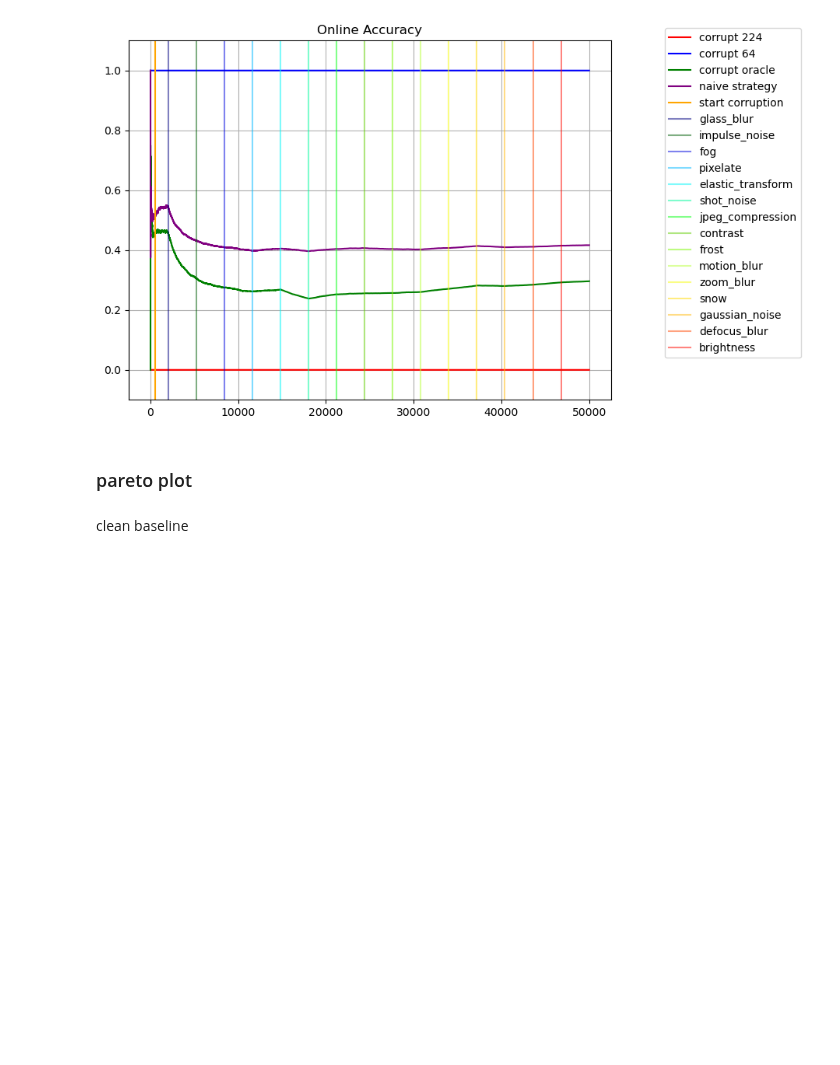
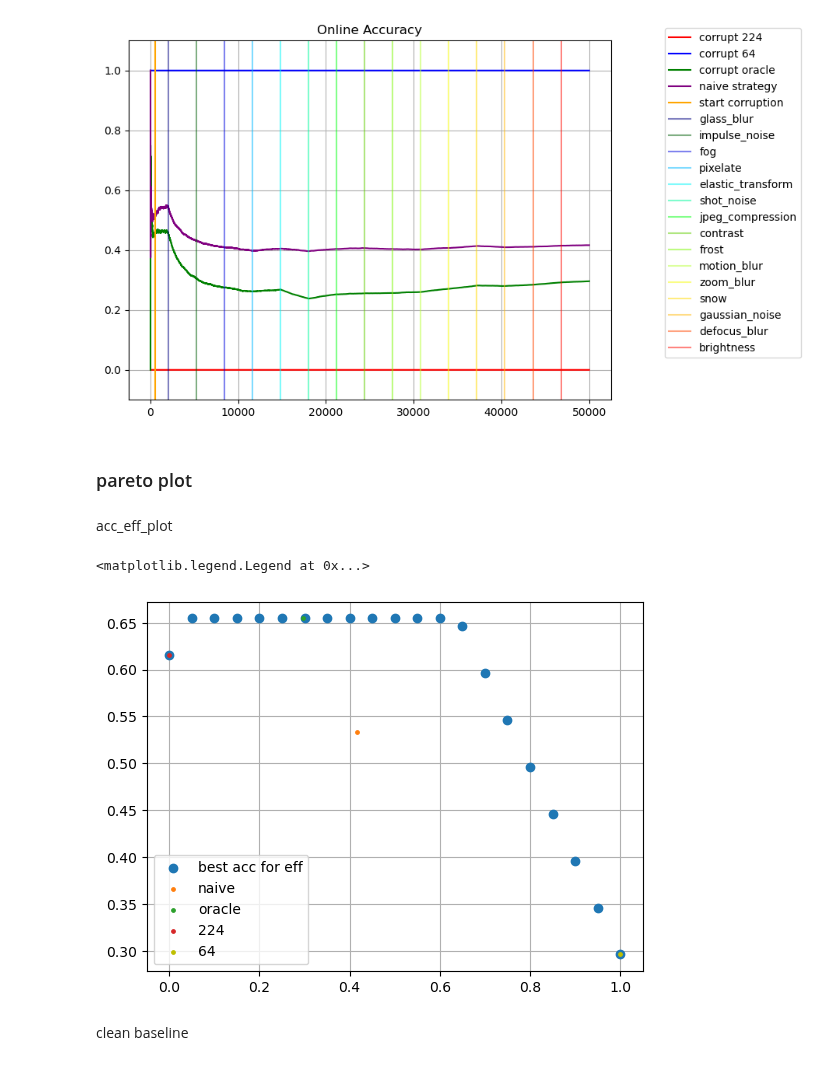
Before and after one commit to Geffen-Cooper/continual_learning_playground, a Jupyter notebook: src/test_time_kd/test_corruptions.ipynb, the cells around one changed output. Saved outputs shown, nothing was run; the diff lists cells and outputs as text; code cells hidden in the pictures; blank space fills up the shorter version.

Commit message:
acc_eff curve for corrupt

```diff
--- a/src/test_time_kd/test_corruptions.ipynb
+++ b/src/test_time_kd/test_corruptions.ipynb
@@ -999,11 +1001,10 @@ transition_points = [1999]
 corr_idx = 0
 corr_img_count = 0
 
-# TODO: make these tensors
-corr_sub_confs = []
-corr_sub_results = []
-corr_sub_confs64 = []
-corr_sub_results64 = []
+corr_sub_confs = torch.zeros(50000)
+corr_sub_results = torch.zeros(50000)
+corr_sub_confs64 = torch.zeros(50000)
+corr_sub_results64 = torch.zeros(50000)
 
 for sample_idx in tqdm(rand_order):
     # corruptions start after the first 2000 images
@@ -1019,10 +1020,10 @@ for sample_idx in tqdm(rand_order):
         res = corr_results[corr_idx*50000+sample_idx]
         res64 = corr_results64[corr_idx*50000+sample_idx]
 
-        corr_sub_confs.append(out)
-        corr_sub_confs64.append(out64)
-        corr_sub_results.append(res)
-        corr_sub_results64.append(res64)
+        corr_sub_confs[num_imgs-1] = out
+        corr_sub_confs64[num_imgs-1] = out64
+        corr_sub_results[num_imgs-1] = res
+        corr_sub_results64[num_imgs-1] = res64
         corr_img_count += 1
     else:
         # get the prediction
@@ -1031,10 +1032,10 @@ for sample_idx in tqdm(rand_order):
         res = clean_results[sample_idx]
         res64 = clean_results64[sample_idx]
 
-        corr_sub_confs.append(out)
-        corr_sub_confs64.append(out64)
-        corr_sub_results.append(res)
-        corr_sub_results64.append(res64)
+        corr_sub_confs[num_imgs-1] = out
+        corr_sub_confs64[num_imgs-1] = out64
+        corr_sub_results[num_imgs-1] = res
+        corr_sub_results64[num_imgs-1] = res64
 
     num_imgs += 1
 
@@ -1306,6 +1307,25 @@ for i,eff in enumerate(efficiencies):
                     curr_idxs = torch.cat((curr_idxs,big_incorrect_no_conflict[:amnt]))
                     big_model_idxs[i][curr_idxs[eff_thresh:]] = True # rest are big
                     continue
+# %%
+acc_for_eff = []
+for i, eff in enumerate(efficiencies):
+    assert sum(small_model_idxs[i]).item() + sum(big_model_idxs[i]).item() == len(corr_sub_results) # total num predictions correct
+    assert sum(torch.logical_and(small_model_idxs[5],big_model_idxs[5])).item() == 0 # no overlapping idxs
+    acc_for_eff.append(((sum(corr_sub_results64[small_model_idxs[i]])+sum(corr_sub_results[big_model_idxs[i]]))/len(corr_sub_results)).item())
+# %% [markdown]
+acc_eff_plot
+# %%
+plt.scatter(efficiencies,acc_for_eff,label="best acc for eff")
+plt.scatter(corr_naive_efficiency[-1],corr_naive_online_acc[-1],label="naive",s=6)
+plt.scatter(corr_oracle_efficiency[-1],corr_oracle_acc[-1],label="oracle",s=6)
+plt.scatter(corr_online_efficiency[-1],corr_online_acc[-1],label="224",s=6)
+plt.scatter(corr_online_efficiency64[-1],corr_online_acc64[-1],label="64",s=6,c='y')
+plt.grid()
+plt.legend()
+# %% [output]
+<matplotlib.legend.Legend at 0x...>
+[figure, added]
 # %% [markdown]
 clean baseline
 # %%
```
Also changed, not shown: parts of 2 cells of this notebook, 1 other file.
